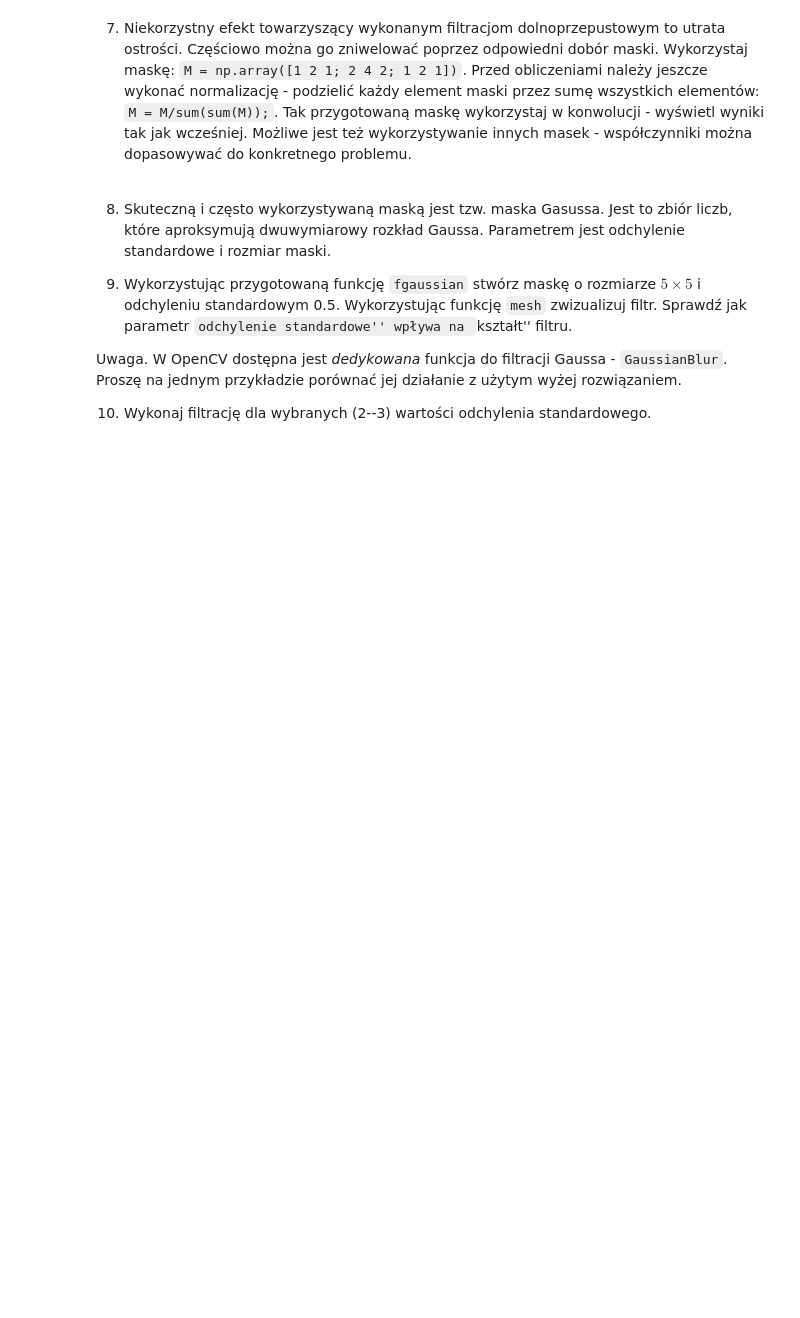
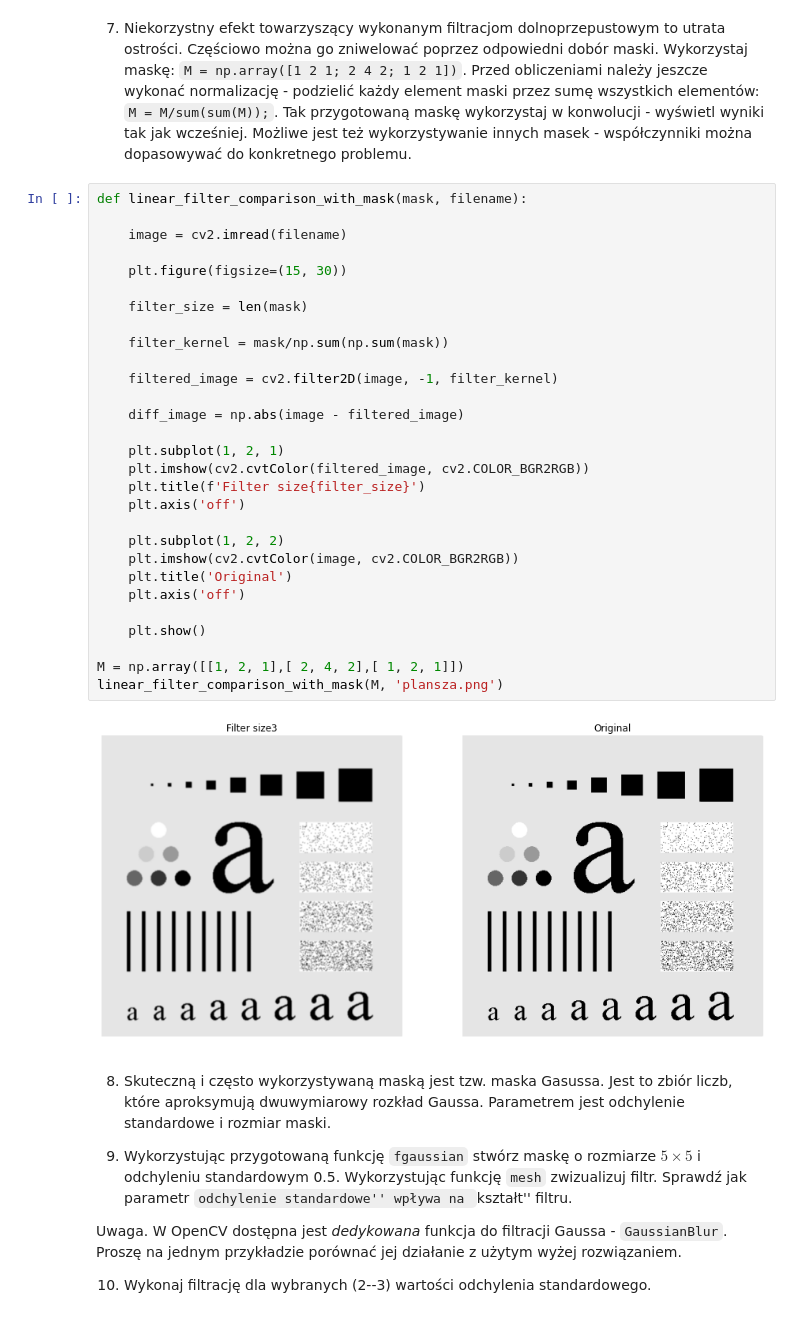
Before and after one commit to IwoSzczepaniak/DigitalImageProcessing, a Jupyter notebook: lab6/06_context.ipynb, the cells around one changed output. Saved outputs shown, nothing was run; the diff lists cells and outputs as text; blank space fills up the shorter version.

```diff
--- a/lab6/06_context.ipynb
+++ b/lab6/06_context.ipynb
@@ -66,6 +127,37 @@ Wykorzystaj maskę:  `M = np.array([1 2 1; 2 4 2; 1 2 1])`.
 Przed obliczeniami należy jeszcze wykonać normalizację - podzielić każdy element maski przez sumę wszystkich elementów: `M = M/sum(sum(M));`.
 Tak przygotowaną maskę wykorzystaj w konwolucji - wyświetl wyniki tak jak wcześniej.
 Możliwe jest też wykorzystywanie innych masek - współczynniki można dopasowywać do konkretnego problemu.
+# %%
+def linear_filter_comparison_with_mask(mask, filename):
+
+    image = cv2.imread(filename)
+
+    plt.figure(figsize=(15, 30))
+
+    filter_size = len(mask)
+
+    filter_kernel = mask/np.sum(np.sum(mask))
+
+    filtered_image = cv2.filter2D(image, -1, filter_kernel)
+
+    diff_image = np.abs(image - filtered_image)
+
+    plt.subplot(1, 2, 1)
+    plt.imshow(cv2.cvtColor(filtered_image, cv2.COLOR_BGR2RGB))
+    plt.title(f'Filter size{filter_size}')
+    plt.axis('off')
+
+    plt.subplot(1, 2, 2)
+    plt.imshow(cv2.cvtColor(image, cv2.COLOR_BGR2RGB))
+    plt.title('Original')
+    plt.axis('off')
+
+    plt.show()
+
+M = np.array([[1, 2, 1],[ 2, 4, 2],[ 1, 2, 1]])
+linear_filter_comparison_with_mask(M, 'plansza.png')
+# %% [output]
+[figure, added]
 # %% [markdown]
 8. Skuteczną i często wykorzystywaną maską jest tzw. maska Gasussa.
 Jest to zbiór liczb, które aproksymują dwuwymiarowy rozkład Gaussa.
```
Also changed, not shown: parts of 6 cells of this notebook.
